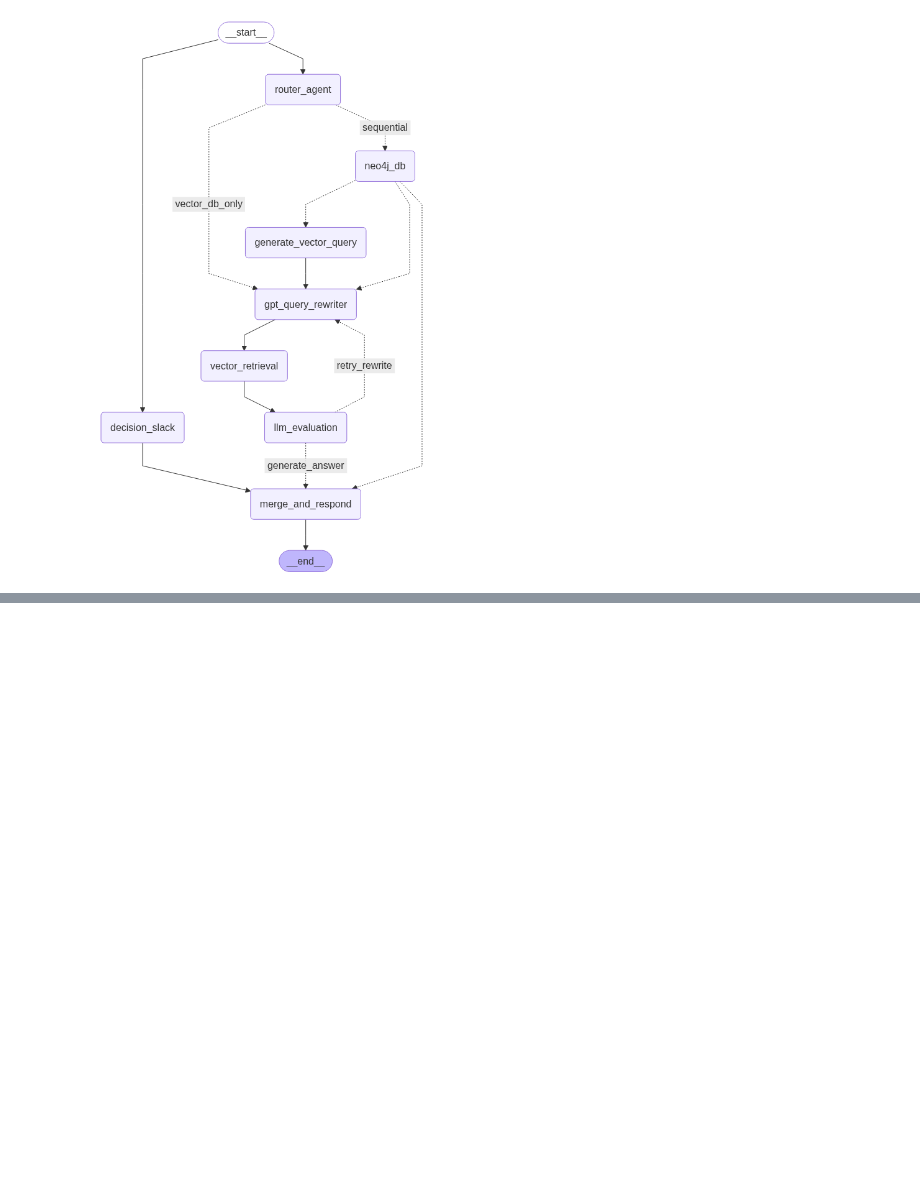
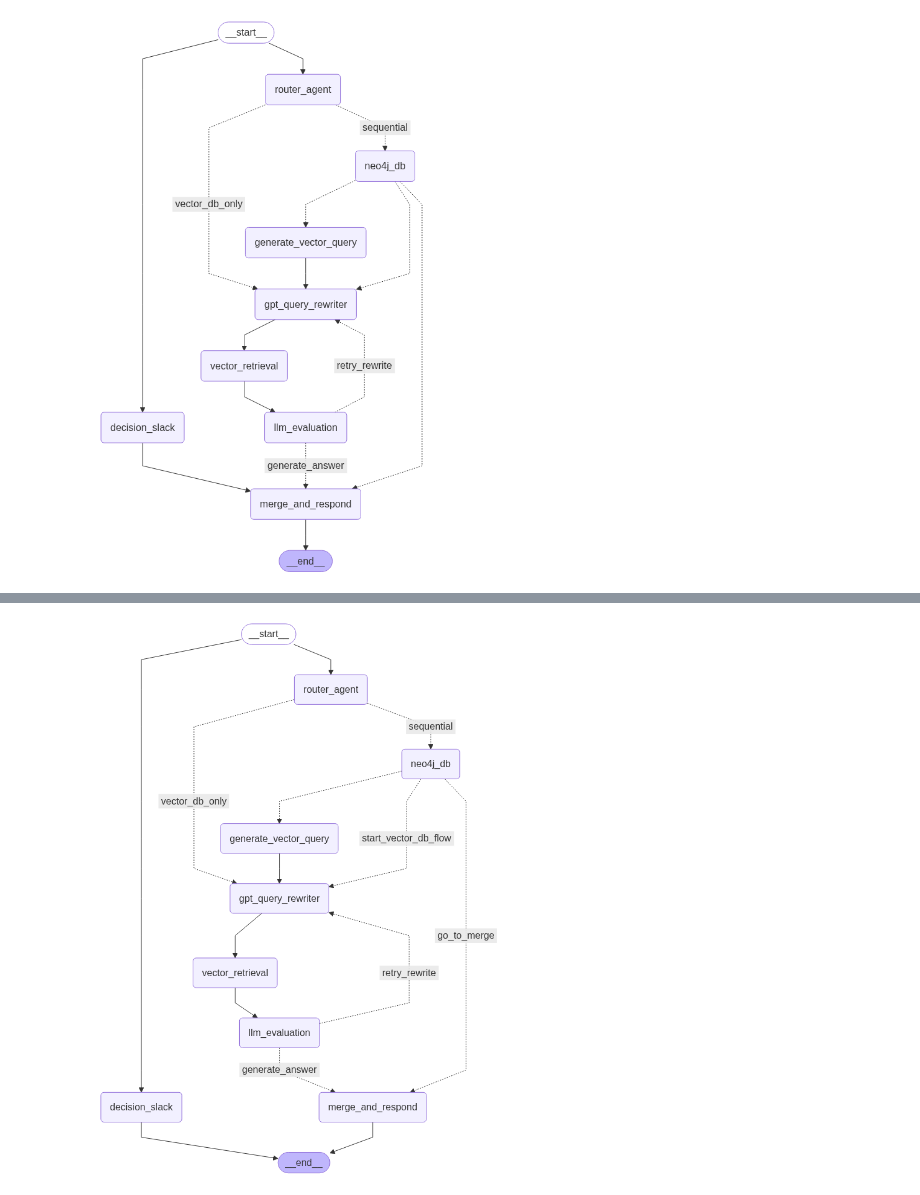
Before and after one commit to yoonwanggyu/BOAZ_ADV, a Jupyter notebook: Hyewon/mcp/mcp_langgraph_combined.ipynb, the cells around one changed output, grey strips where cells are left out. Drawn from its saved outputs; the diff is of its cells as text; code cells hidden in the pictures; blank space fills up the shorter version.

```diff
--- a/Hyewon/mcp/mcp_langgraph_combined.ipynb
+++ b/Hyewon/mcp/mcp_langgraph_combined.ipynb
@@ -247,7 +247,7 @@ class LLMEvaluator:
 # 전역 인스턴스 생성
 gpt_rewriter = GPTQueryRewriter()
 llm_evaluator = LLMEvaluator()
-MAX_RETRY = 4 # 최대 재시도 횟수
+MAX_RETRY = 3 # 최대 재시도 횟수
 # %%
 # ==============================================================================
 # 셀 5 : VectorDB 검색/평가 헬퍼 함수 (정렬 기준 제거)
@@ -979,3 +1099,87 @@ graph
 # %% [output]
 모든 노드가 올바르게 연결된 최종 그래프 컴파일 완료!
 [figure]
+# %%
+# ==============================================================================
+# 셀 9: 최종 Graph 빌드 및 컴파일 (최종 수정)
+# ==============================================================================
+workflow = StateGraph(ChatbotState)
+
+# 1. 모든 노드 정의
+workflow.add_node("router_agent", router_agent)
+workflow.add_node("decision_slack", decision_slack)
+workflow.add_node("neo4j_db", neo4j_db)
+workflow.add_node("generate_vector_query", generate_vector_query_node)
+workflow.add_node("gpt_query_rewriter", gpt_query_rewriter_node)
+workflow.add_node("vector_retrieval", vector_retrieval_node)
+workflow.add_node("llm_evaluation", llm_evaluation_node)
+workflow.add_node("merge_and_respond", merge_and_respond_node)
+
+# 2. 시작점(START) 엣지 연결
+# 라우터와 슬랙 결정은 병렬로 시작
+workflow.add_edge(START, "router_agent")
+workflow.add_edge(START, "decision_slack")
+
+# 3. 라우터 이후의 조건부 분기 설정
+workflow.add_conditional_edges(
+    "router_agent",
+    route_after_router, # route_after_router는 이제 flow_type을 그대로 반환
+    {
+        "neo4j_only": "neo4j_db",
+        "vector_db_only": "gpt_query_rewriter", # VectorDB가 필요하면 바로 쿼리 재작성 루프로 진입
+        "parallel": "neo4j_db",
+        "sequential": "neo4j_db",
+    }
+)
+
+# 4. Neo4j 노드 이후의 조건부 분기 설정
+# workflow.add_conditional_edges(
+#     "neo4j_db",
+#     route_after_neo4j,
+#     {
+#         "merge_and_respond": "merge_and_respond",
+#         "generate_vector_query": "generate_vector_query",
+#         "gpt_query_rewriter": "gpt_query_rewriter"
+#     }
+# )
+workflow.add_conditional_edges(
+    "neo4j_db",
+    route_after_neo4j,
+    {
+        "go_to_merge": "merge_and_respond",            # 'go_to_merge' 키워드는 merge_and_respond 노드로
+        "generate_vector_query": "generate_vector_query",
+        "start_vector_db_flow": "gpt_query_rewriter"   # 'start_vector_db_flow' 키워드는 gpt_query_rewriter 노드로
+    }
+)
+
+
+# 5. 순차(Sequential) 흐름의 나머지 엣지 연결
+workflow.add_edge("generate_vector_query", "gpt_query_rewriter")
+
+# 6. VectorDB 검색/평가 루프의 엣지 연결
+workflow.add_edge("gpt_query_rewriter", "vector_retrieval")
+workflow.add_edge("vector_retrieval", "llm_evaluation")
+
+# 7. LLM 평가 이후의 조건부 분기 (재시도 루프)
+workflow.add_conditional_edges(
+    "llm_evaluation",
+    route_after_evaluation,
+    {
+        "retry_rewrite": "gpt_query_rewriter",
+        "generate_answer": "merge_and_respond", # 'generate_answer' 키워드는 merge_and_respond 노드로
+    }
+)
+
+# 8. 모든 흐름의 종착점 설정
+# ▼▼▼▼▼ 문제의 원인이었던 이 엣지를 삭제합니다 ▼▼▼▼▼
+# workflow.add_edge("decision_slack", "merge_and_respond")
+# decision_slack의 결과는 state에 저장되어 merge_and_respond 노드가 실행될 때 사용되므로, 직접 연결할 필요가 없습니다.
+
+# 9. 최종 노드와 종료점(END) 연결
+workflow.add_edge("merge_and_respond", END)
+
+# 10. 그래프 컴파일
+graph = workflow.compile(checkpointer=memory)
+print("모든 문제가 해결된 최종 그래프 컴파일 완료!")
+graph
+# %% [output]
@@ -982,3 +1187,4 @@ graph
+[figure, added]
 # %%
 # ==============================================================================
 # 셀 10: 실행 함수 및 테스트
```
Also changed, not shown: parts of 8 cells of this notebook.
